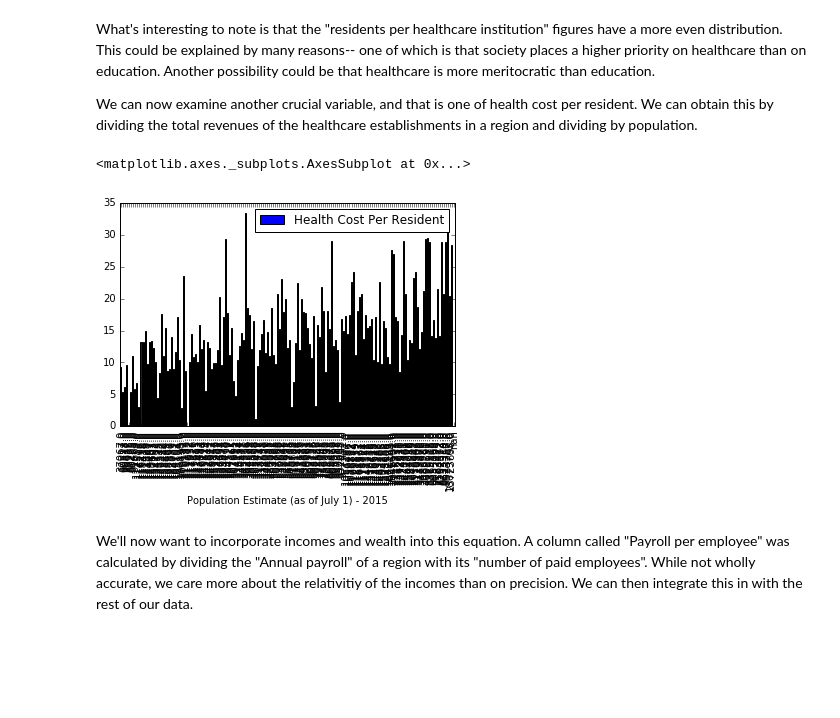
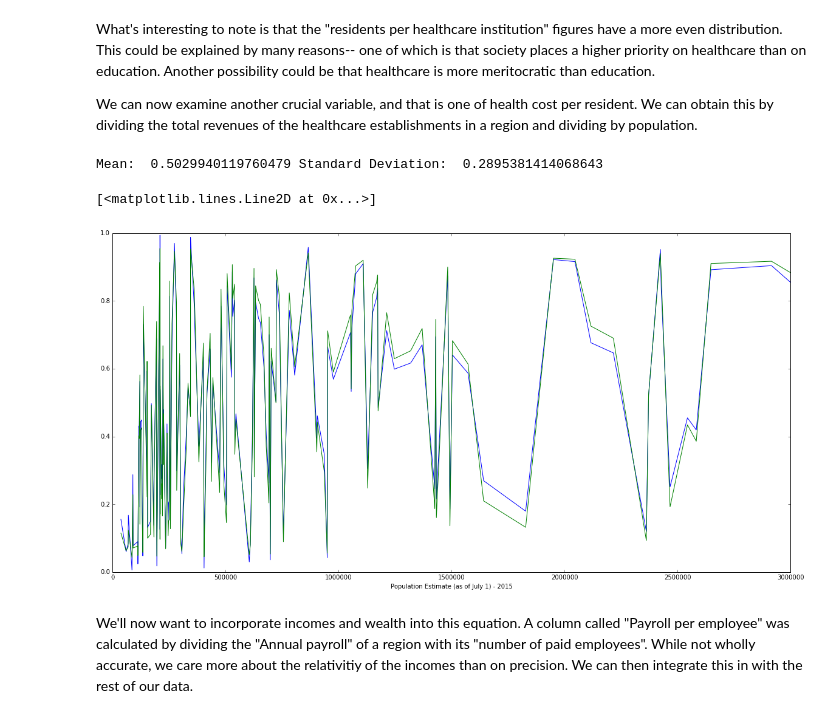
Before and after one commit to jacobjzhang/applied-stats-midterm, a Jupyter notebook: midterm-project.ipynb, the cells around one changed output. Cells and saved outputs as stored; diff of their text form; code cells hidden in the pictures; blank space fills up the shorter version.

Commit message:
plotting on top of other plots

```diff
--- a/midterm-project.ipynb
+++ b/midterm-project.ipynb
@@ -260,14 +205,35 @@ We can now examine another crucial variable, and that is one of health cost per
 # %%
 flattened_all_health_est = health_est_all.groupby('Geographic area name').sum().sort('Number of establishments', ascending=False)
 health_receipt_employee = health_est_all.groupby('Geographic area name').sum().sort('Number of paid employees for pay period including March 12', ascending=False)
 hre = health_receipt_employee[['Receipts/Revenue ($1,000)', 'Number of paid employees for pay period including March 12']]
 hrep = pandas.concat([hre, latest_pop], axis=1)
 hrep['Health Cost Per Resident'] = hrep['Receipts/Revenue ($1,000)'] / hrep['Population Estimate (as of July 1) - 2015']
 hrep_pop = hrep[['Health Cost Per Resident', 'Population Estimate (as of July 1) - 2015']].sort('Population Estimate (as of July 1) - 2015', ascending=True)
-hrep_pop.plot(kind='bar', x='Population Estimate (as of July 1) - 2015', y='Health Cost Per Resident', legend=True)
+hrep_pop['Health Cost Per Resident Pct'] = scipy.stats.rankdata(hrep_pop['Health Cost Per Resident'], "average")/len(hrep_pop['Health Cost Per Resident'])
+
+hrep_mean = hrep_pop['Health Cost Per Resident Pct'].mean()
+hrep_std = hrep_pop['Health Cost Per Resident Pct'].std()
+
+print("Mean: ", hrep_mean, "Standard Deviation: ", hrep_std)
+
+hrep_pop['Normal Dist'] = scipy.stats.norm.cdf(hrep_pop['Health Cost Per Resident Pct'], loc=hrep_mean, scale=hrep_std)
+
+hrep_pop_chart = hrep_pop[['Health Cost Per Resident Pct', 'Normal Dist', 'Population Estimate (as of July 1) - 2015']].set_index('Population Estimate (as of July 1) - 2015', drop=False)
+hrep_pop_chart['Population Estimate (as of July 1) - 2015'] = hrep_pop_chart['Population Estimate (as of July 1) - 2015'] // 1000 * 1000
+
+pop_estimate = hrep_pop_chart['Population Estimate (as of July 1) - 2015']
+hcdist = hrep_pop_chart['Health Cost Per Resident Pct']
+cdf1 = pandas.Series(hcdist, index=pop_estimate)
+plot1 = cdf1.plot(drawstyle='line', label="Health Cost Per Resident Percentile", xlim=((0,3000000)), figsize=(20, 10))
+
+pop_estimate = hrep_pop_chart['Population Estimate (as of July 1) - 2015']
+nmdist = hrep_pop_chart['Normal Dist']
+cdf2 = pandas.Series(hcum_dist, index=pop_estimate)
+plot1.plot(cdf2, label="Percentile Normal Distribution")
 # %% [output]
-<matplotlib.axes._subplots.AxesSubplot at 0x...>
+Mean:  0.5029940119760479 Standard Deviation:  0.2895381414068643
+[<matplotlib.lines.Line2D at 0x...>]
-[figure, old version]
+[figure, new version]
 # %% [markdown]
 We'll now want to incorporate incomes and wealth into this equation. A column called "Payroll per employee" was calculated by dividing the "Annual payroll" of a region with its "number of paid employees". While not wholly accurate, we care more about the relativitiy of the incomes than on precision. We can then integrate this in with the rest of our data.
 # %%
```
Also changed, not shown: parts of 8 cells of this notebook.
